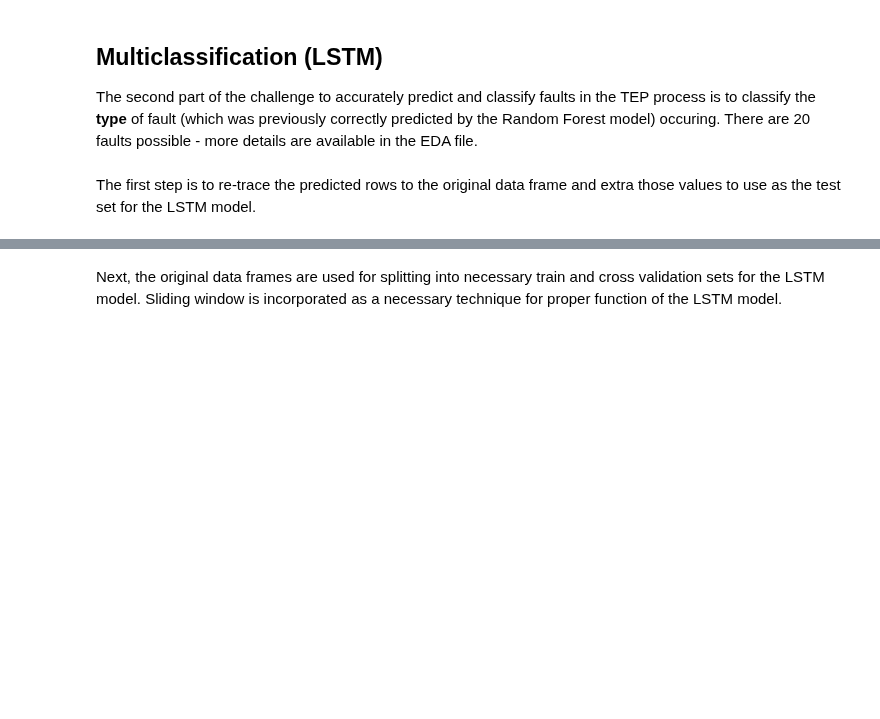
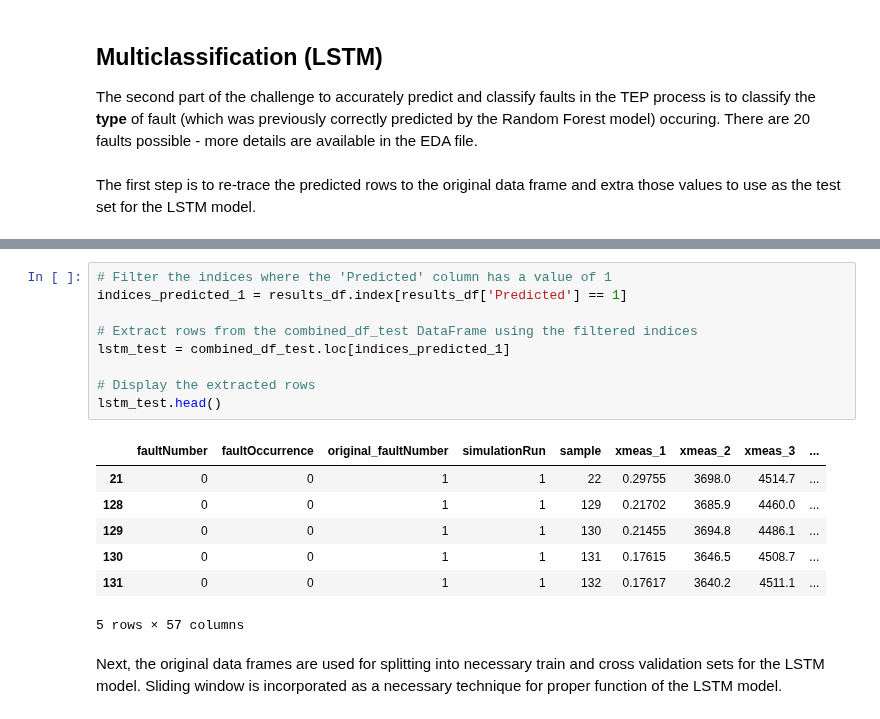
Before and after one commit to bns1808/MECE788Group1, a Jupyter notebook: main/RF and LSTM combined.ipynb, the cells around one changed output, grey strips where cells are left out. Saved outputs shown, nothing was run; the diff lists cells and outputs as text; blank space fills up the shorter version.

```diff
--- a/main/RF and LSTM combined.ipynb
+++ b/main/RF and LSTM combined.ipynb
@@ -452,3 +403,20 @@ lstm_test.head()
+# %%
+# Filter the indices where the 'Predicted' column has a value of 1
+indices_predicted_1 = results_df.index[results_df['Predicted'] == 1]
+
+# Extract rows from the combined_df_test DataFrame using the filtered indices
+lstm_test = combined_df_test.loc[indices_predicted_1]
+
+# Display the extracted rows
+lstm_test.head()
+# %% [output]
+|  | faultNumber | faultOccurrence | original_faultNumber | simulationRun | sample | xmeas_1 | xmeas_2 | xmeas_3 | ... |
+| 21 | 0 | 0 | 1 | 1 | 22 | 0.29755 | 3698.0 | 4514.7 | ... |
+| 128 | 0 | 0 | 1 | 1 | 129 | 0.21702 | 3685.9 | 4460.0 | ... |
+| 129 | 0 | 0 | 1 | 1 | 130 | 0.21455 | 3694.8 | 4486.1 | ... |
+| 130 | 0 | 0 | 1 | 1 | 131 | 0.17615 | 3646.5 | 4508.7 | ... |
+| 131 | 0 | 0 | 1 | 1 | 132 | 0.17617 | 3640.2 | 4511.1 | ... |
+5 rows × 57 columns
 # %% [markdown]
 Next, the original data frames are used for splitting into necessary train and cross validation sets for the LSTM model. Sliding window is incorporated as a necessary technique for proper function of the LSTM model.
 # %%
```
Also changed, not shown: parts of 25 cells of this notebook, 4 other files.
